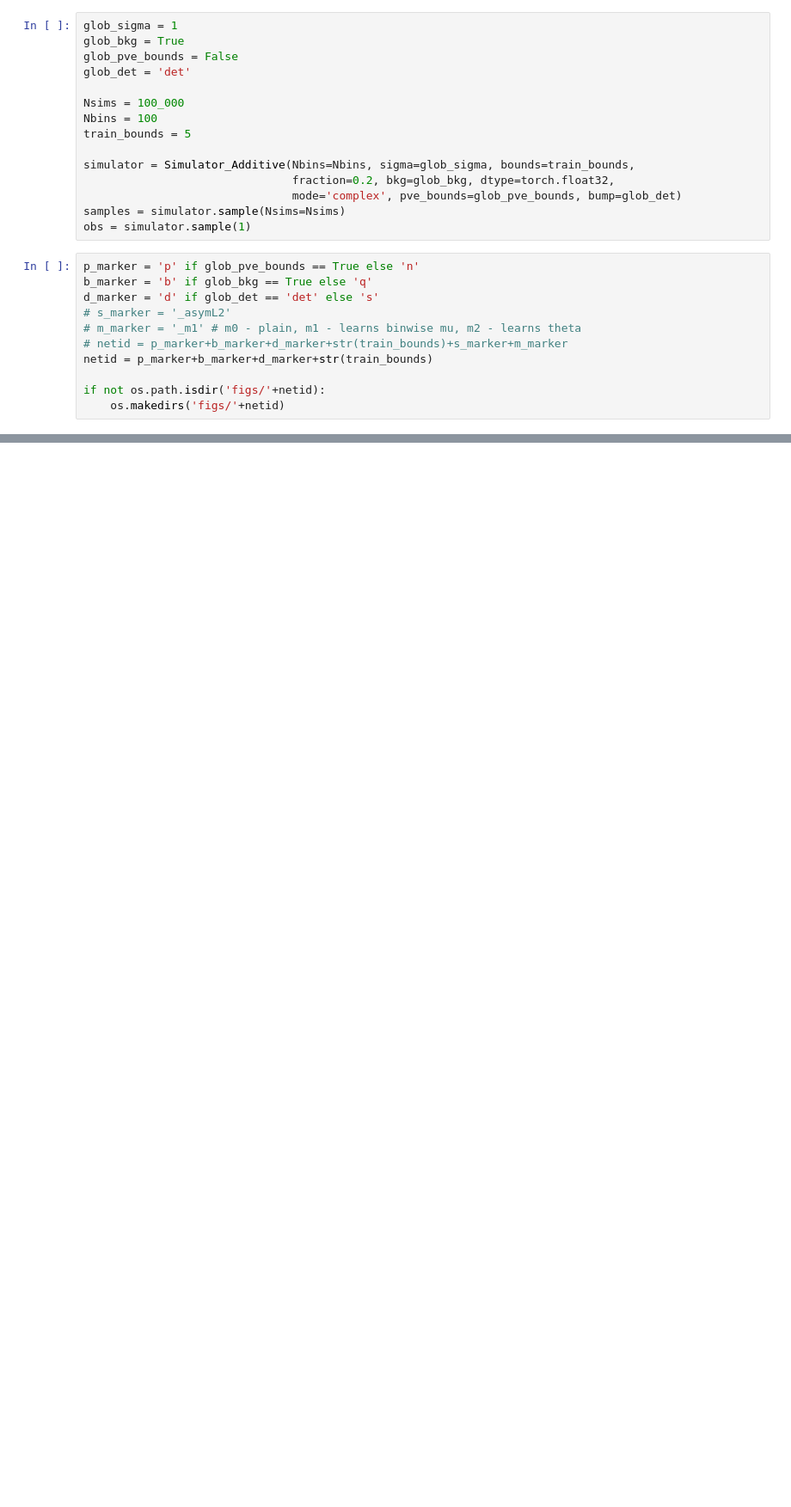
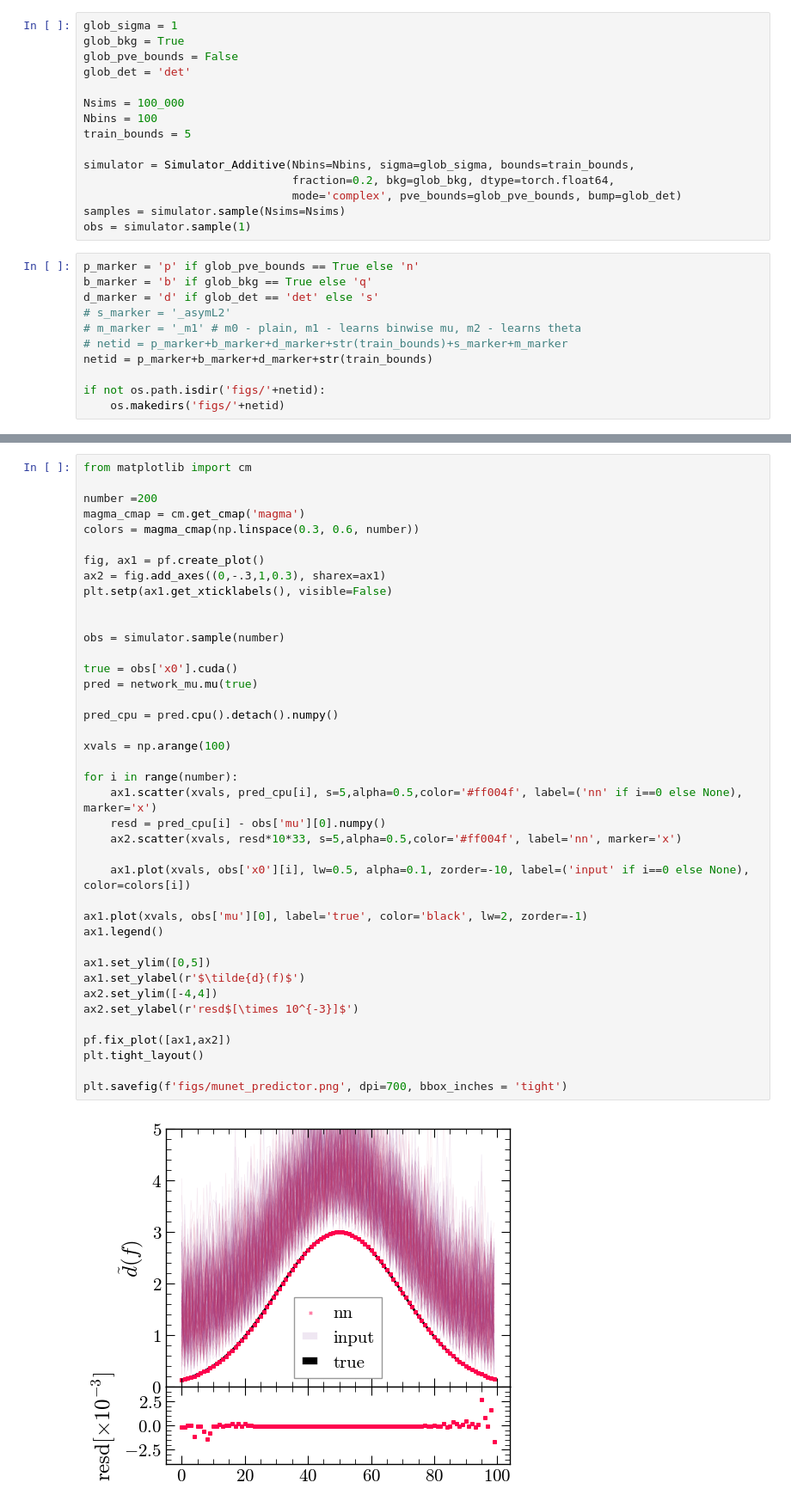
Before and after one commit to james-alvey-42/gw-mist, a Jupyter notebook: notebooks/week6/train_mu.ipynb, the cells around one changed output, grey strips where cells are left out. Shown at 86% size. Saved outputs shown, nothing was run; the diff lists cells and outputs as text; blank space fills up the shorter version.

```diff
--- a/notebooks/week6/train_mu.ipynb
+++ b/notebooks/week6/train_mu.ipynb
@@ -37,7 +37,7 @@ Nbins = 100
 train_bounds = 5
 
 simulator = Simulator_Additive(Nbins=Nbins, sigma=glob_sigma, bounds=train_bounds,
-                               fraction=0.2, bkg=glob_bkg, dtype=torch.float32,
+                               fraction=0.2, bkg=glob_bkg, dtype=torch.float64,
                                mode='complex', pve_bounds=glob_pve_bounds, bump=glob_det)
 samples = simulator.sample(Nsims=Nsims)
 obs = simulator.sample(1)
@@ -155,0 +216,42 @@ class Network_epsilon(torch.nn.Module):
+# %%
+from matplotlib import cm
+
+number =200
+magma_cmap = cm.get_cmap('magma')
+colors = magma_cmap(np.linspace(0.3, 0.6, number))
+
+fig, ax1 = pf.create_plot()
+ax2 = fig.add_axes((0,-.3,1,0.3), sharex=ax1)
+plt.setp(ax1.get_xticklabels(), visible=False)
+
+
+obs = simulator.sample(number)
+
+true = obs['x0'].cuda()
+pred = network_mu.mu(true)
+
+pred_cpu = pred.cpu().detach().numpy()
+
+xvals = np.arange(100)
+
+for i in range(number):
+    ax1.scatter(xvals, pred_cpu[i], s=5,alpha=0.5,color='#ff004f', label=('nn' if i==0 else None), marker='x')
+    resd = pred_cpu[i] - obs['mu'][0].numpy()
+    ax2.scatter(xvals, resd*10*33, s=5,alpha=0.5,color='#ff004f', label='nn', marker='x')
+
+    ax1.plot(xvals, obs['x0'][i], lw=0.5, alpha=0.1, zorder=-10, label=('input' if i==0 else None), color=colors[i])
+
+ax1.plot(xvals, obs['mu'][0], label='true', color='black', lw=2, zorder=-1)
+ax1.legend()
+
+ax1.set_ylim([0,5])
+ax1.set_ylabel(r'$\tilde{d}(f)$')
+ax2.set_ylim([-4,4])
+ax2.set_ylabel(r'resd$[\times 10^{-3}]$')
+
+pf.fix_plot([ax1,ax2])
+plt.tight_layout()
+
+plt.savefig(f'figs/munet_predictor.png', dpi=700, bbox_inches = 'tight')
+# %% [output]
+[figure, added]
```
Also changed, not shown: parts of 8 cells of this notebook, 2 other files.
